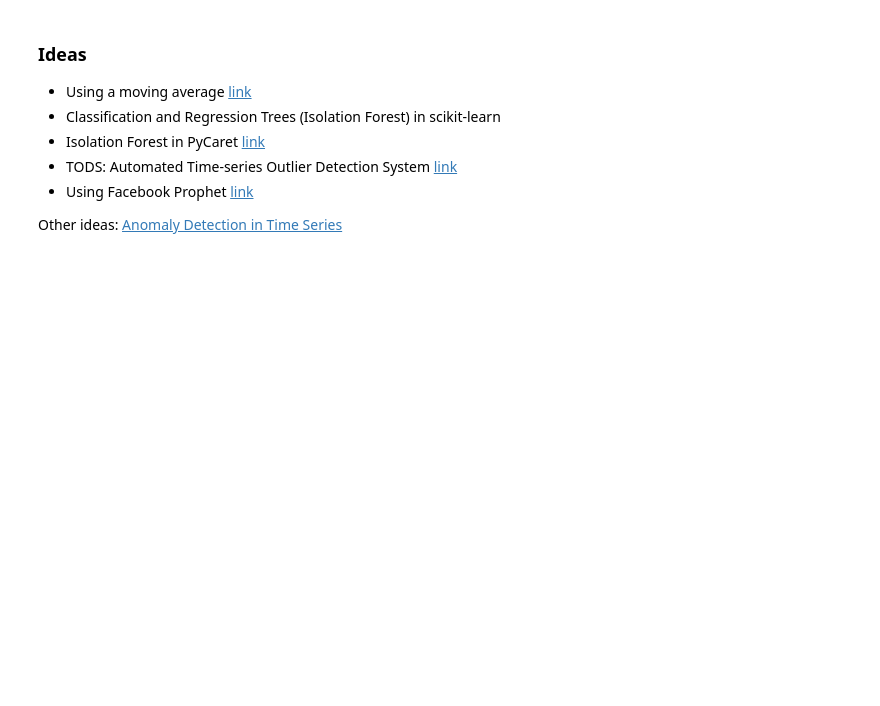
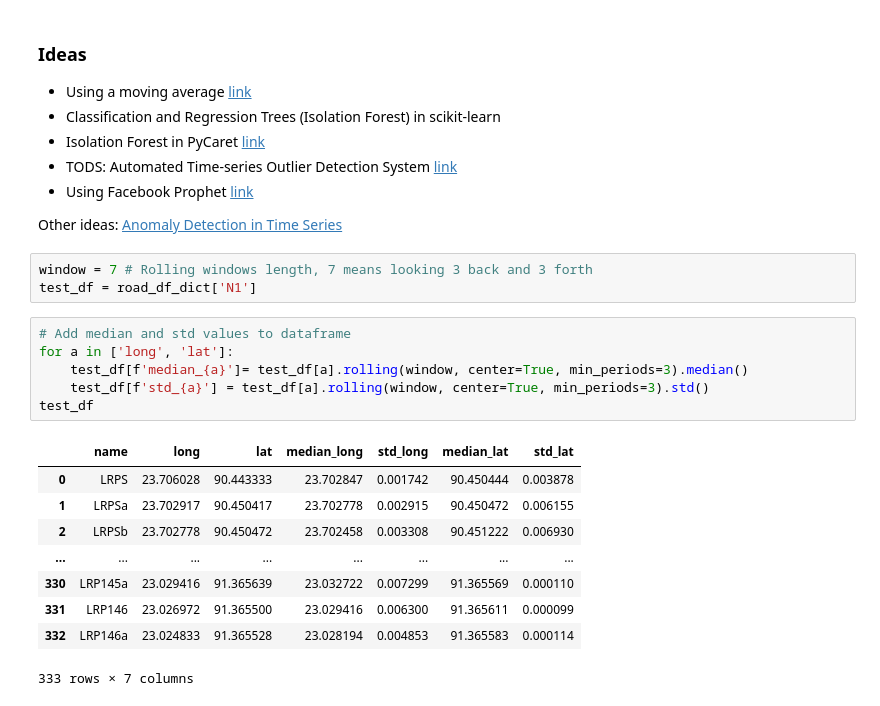
Before and after one commit to EwoutH/EPA1352-Adv-Simulation, a Jupyter notebook: EPA1352-G06-A1/notebook/Roads_EDA.ipynb, the cells around one changed output. Drawn from its saved outputs; the diff is of its cells as text; blank space fills up the shorter version.

```diff
--- a/EPA1352-G06-A1/notebook/Roads_EDA.ipynb
+++ b/EPA1352-G06-A1/notebook/Roads_EDA.ipynb
@@ -91,3 +93,22 @@ road_df_dict['N1']
  - Using Facebook Prophet [link](https://www.analyticsvidhya.com/blog/2021/12/anomaly-detection-model-using-facebook-prophet/)
 
 Other ideas: [Anomaly Detection in Time Series](https://neptune.ai/blog/anomaly-detection-in-time-series)
+# %%
+window = 7 # Rolling windows length, 7 means looking 3 back and 3 forth
+test_df = road_df_dict['N1']
+# %%
+# Add median and std values to dataframe
+for a in ['long', 'lat']:
+    test_df[f'median_{a}']= test_df[a].rolling(window, center=True, min_periods=3).median()
+    test_df[f'std_{a}'] = test_df[a].rolling(window, center=True, min_periods=3).std()
+test_df
+# %% [output]
+|  | name | long | lat | median_long | std_long | median_lat | std_lat |
+| 0 | LRPS | 23.706028 | 90.443333 | 23.702847 | 0.001742 | 90.450444 | 0.003878 |
+| 1 | LRPSa | 23.702917 | 90.450417 | 23.702778 | 0.002915 | 90.450472 | 0.006155 |
+| 2 | LRPSb | 23.702778 | 90.450472 | 23.702458 | 0.003308 | 90.451222 | 0.006930 |
+| ... | ... | ... | ... | ... | ... | ... | ... |
+| 330 | LRP145a | 23.029416 | 91.365639 | 23.032722 | 0.007299 | 91.365569 | 0.000110 |
+| 331 | LRP146 | 23.026972 | 91.365500 | 23.029416 | 0.006300 | 91.365611 | 0.000099 |
+| 332 | LRP146a | 23.024833 | 91.365528 | 23.028194 | 0.004853 | 91.365583 | 0.000114 |
+333 rows × 7 columns
```
Also changed, not shown: parts of 6 cells of this notebook.
